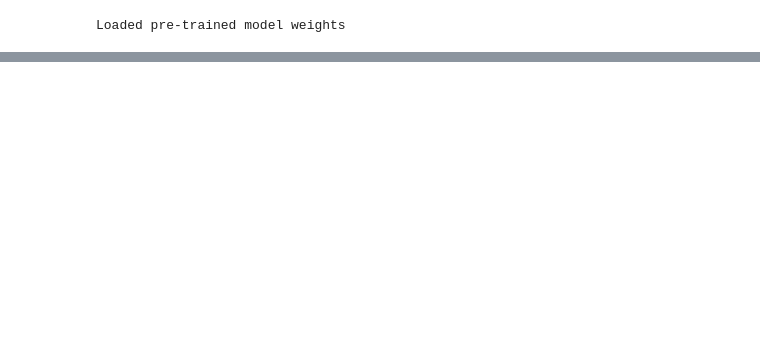
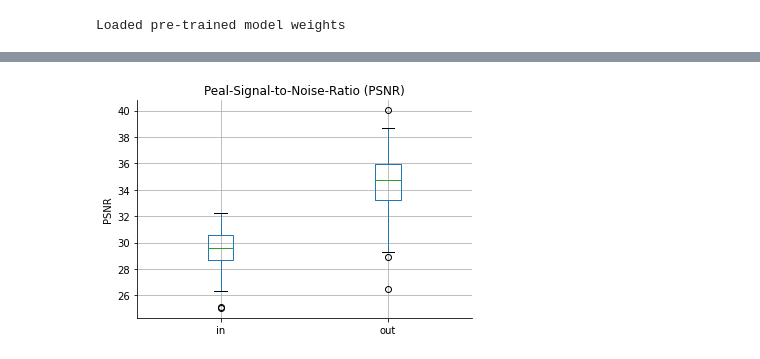
Before and after one commit to nitinkmittal/super_image_resolution, a Jupyter notebook: notebooks/20210613-results.ipynb, the cells around one changed output, grey strips where cells are left out. Cells and saved outputs as stored; diff of their text form; code cells hidden in the pictures; blank space fills up the shorter version.

```diff
--- a/notebooks/20210613-results.ipynb
+++ b/notebooks/20210613-results.ipynb
@@ -185,7 +159,8 @@ if True and HPARAMS["MODEL_WEIGHTS"] in os.listdir(HPARAMS["WEIGHTS_PATH"]):
 # %% [output]
 Loaded pre-trained model weights
 # %%
-def validation_step(model, X: Tensor, Y: Tensor) -> Tuple[float, Tensor]:
+def testing_step(model, X: Tensor, Y: Tensor) -> Tensor:
+    """Test step for super-resolution pix-2-pix model."""
     torch.set_grad_enabled(False)
     model.eval()
     Y_hat = HPARAMS["SCALE_Y"] * model(X)
@@ -268,0 +205,11 @@ np.mean(psnr_in), np.mean(psnr_out)
+# %%
+fig, ax = plt.subplots(figsize=(6, 4))
+test_metrics.boxplot(column=["psnr_in", "psnr_out"], ax=ax)
+ax.set_title("Peal-Signal-to-Noise-Ratio (PSNR)")
+ax.set_xticklabels(["in", "out"])
+ax.set_ylabel("PSNR")
+sns.despine(ax=ax)
+plt.savefig(os.path.join(TEST_IMAGES_PATH, "test_psnr.png"), dpi=300)
+plt.show()
+# %% [output]
+[figure, added]
```
Also changed, not shown: parts of 35 cells of this notebook, 9 other files.
